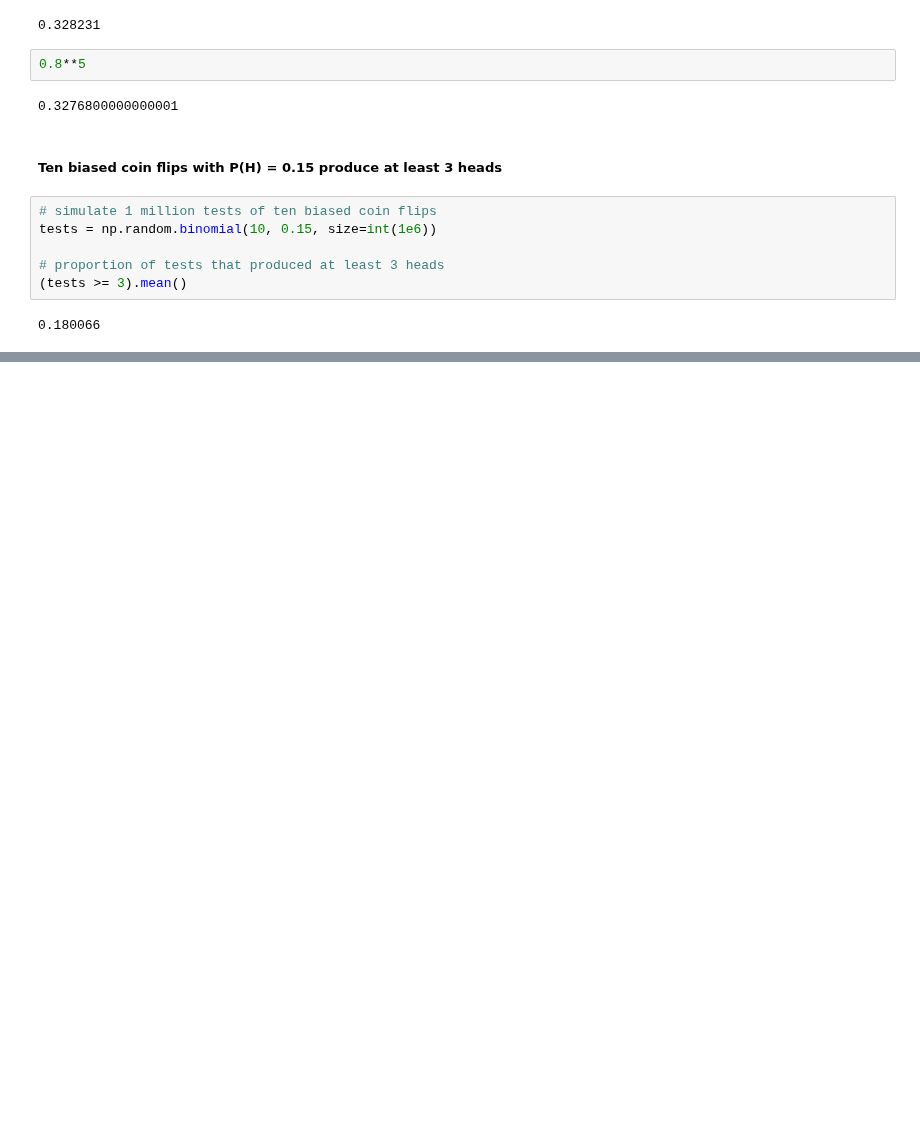
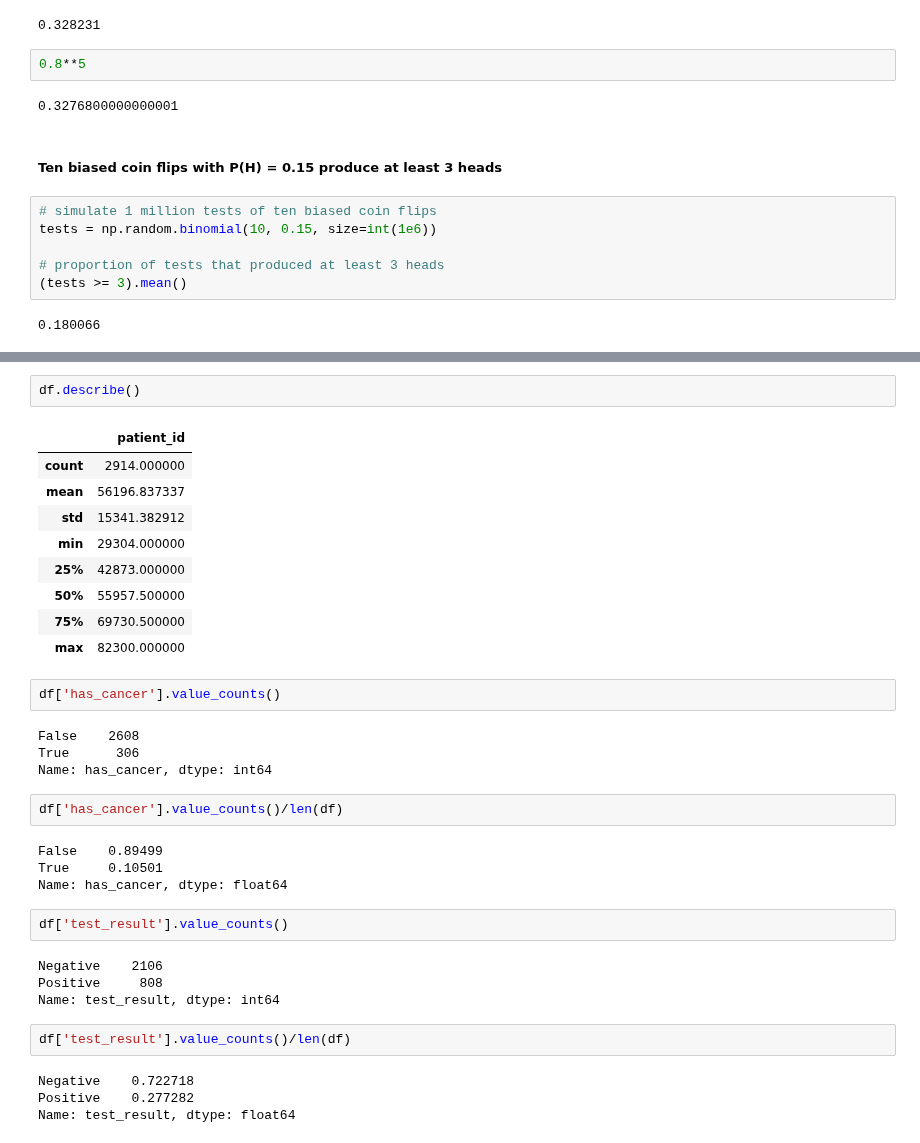
Before and after one commit to vpontello/DataScience_Nanodegree, a Jupyter notebook: 00_Extracurricular/02_Practical_Statistics/practical_statistics.ipynb, the cells around one changed output, grey strips where cells are left out. Cells and saved outputs as stored; diff of their text form; blank space fills up the shorter version.

```diff
--- a/00_Extracurricular/02_Practical_Statistics/practical_statistics.ipynb
+++ b/00_Extracurricular/02_Practical_Statistics/practical_statistics.ipynb
@@ -482,0 +498,36 @@ tests = np.random.binomial(10, 0.15, size=int(1e6))
+# %%
+df.describe()
+# %% [output]
+|  | patient_id |
+| count | 2914.000000 |
+| mean | 56196.837337 |
+| std | 15341.382912 |
+| min | 29304.000000 |
+| 25% | 42873.000000 |
+| 50% | 55957.500000 |
+| 75% | 69730.500000 |
+| max | 82300.000000 |
+# %%
+df['has_cancer'].value_counts()
+# %% [output]
+False    2608
+True      306
+Name: has_cancer, dtype: int64
+# %%
+df['has_cancer'].value_counts()/len(df)
+# %% [output]
+False    0.89499
+True     0.10501
+Name: has_cancer, dtype: float64
+# %%
+df['test_result'].value_counts()
+# %% [output]
+Negative    2106
+Positive     808
+Name: test_result, dtype: int64
+# %%
+df['test_result'].value_counts()/len(df)
+# %% [output]
+Negative    0.722718
+Positive    0.277282
+Name: test_result, dtype: float64
```
Also changed, not shown: parts of 5 cells of this notebook, 1 other file.
